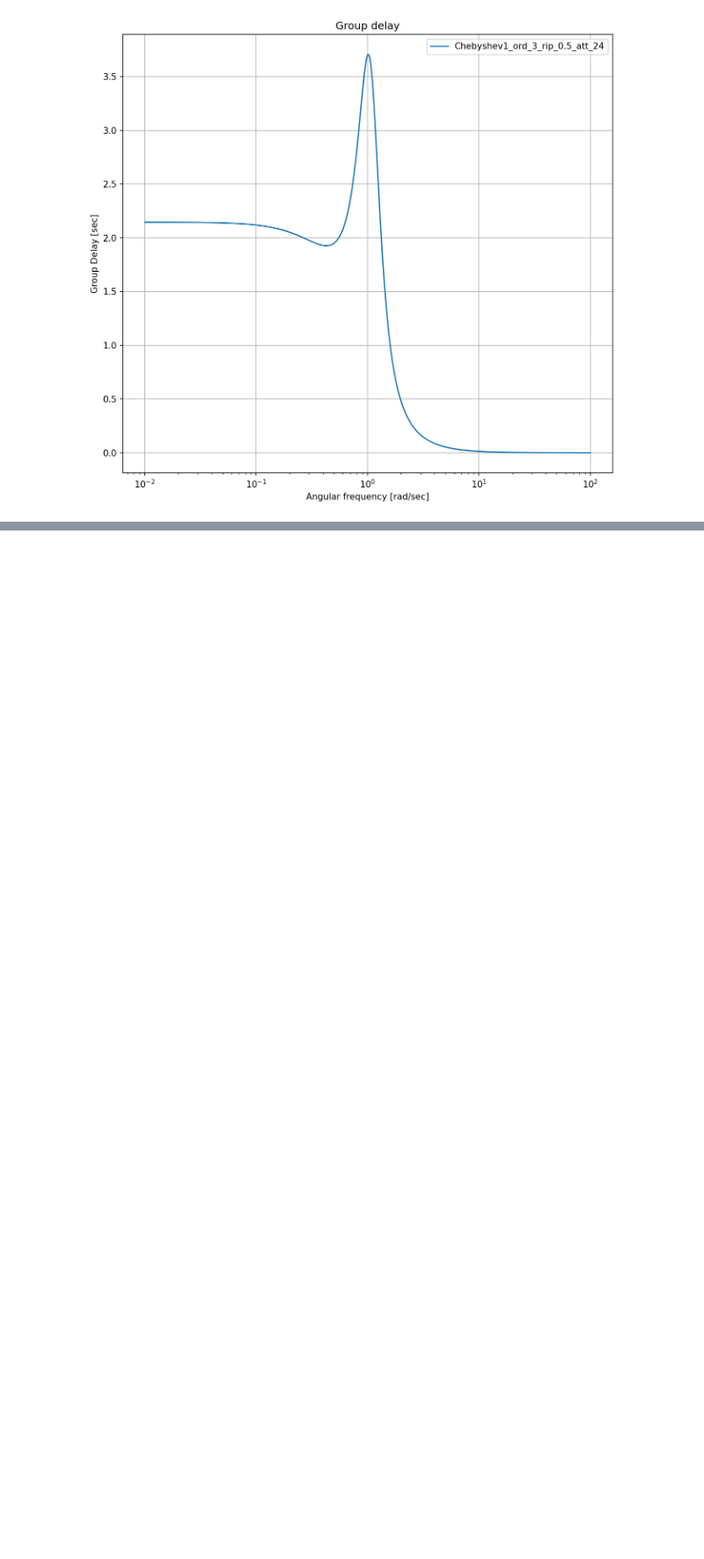
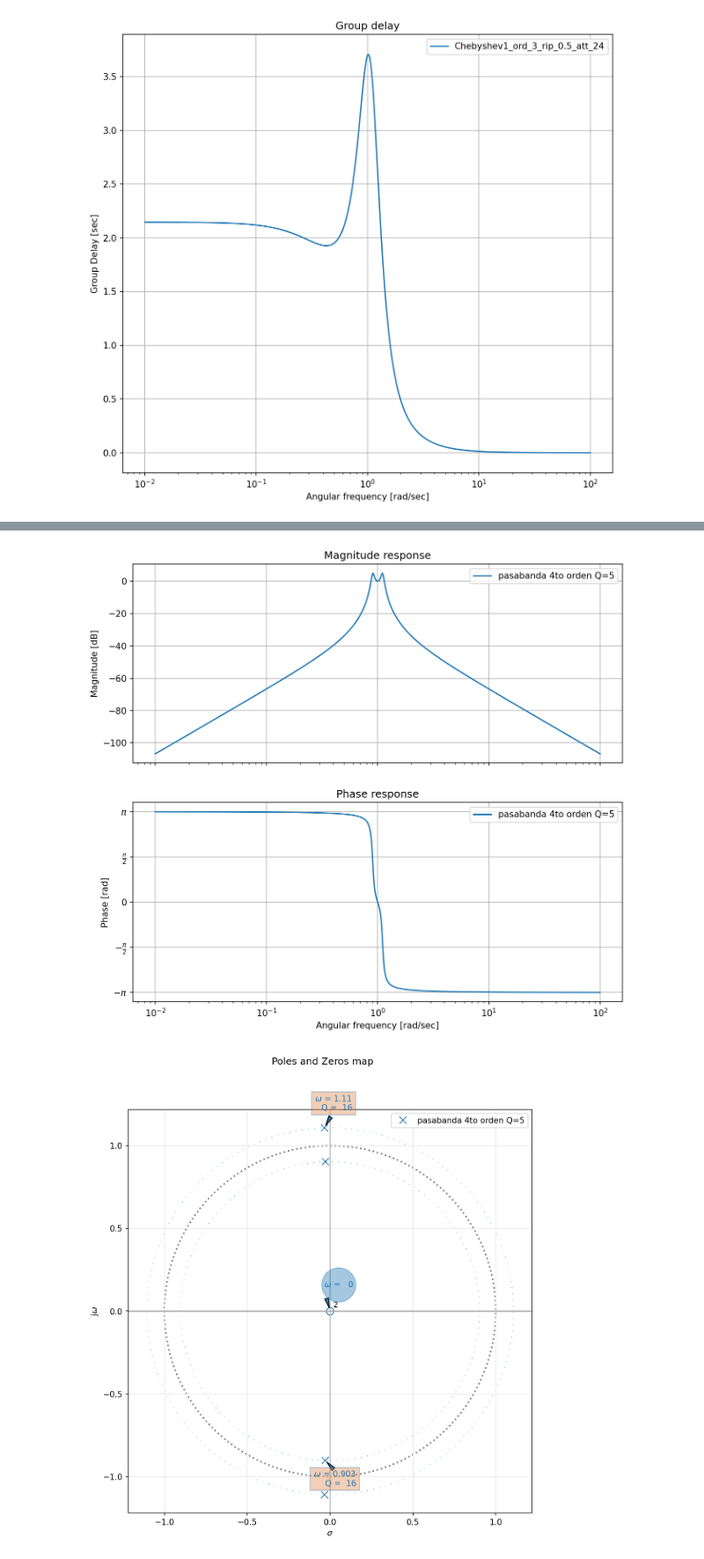
Before and after one commit to MCelada/TC2, a Jupyter notebook: Notebooks Jupyter/TS5.ipynb, the cells around one changed output, grey strips where cells are left out. Shown: that part at 88% size. Drawn from its saved outputs; the diff is of its cells as text; code cells hidden in the pictures; blank space fills up the shorter version.

```diff
--- a/Notebooks Jupyter/TS5.ipynb
+++ b/Notebooks Jupyter/TS5.ipynb
@@ -102,0 +154,35 @@ $\displaystyle   \frac{0.6264 }{s + 0.6265 } . \frac{1.143 }{s^2 + s \frac{1.069
+# %%
+# coeficientes de la transferencia de primer orden T1
+T2_num = np.array([1.143])
+T2_den = np.array([1, (1.069/1.706), 1.069**2])
+
+# Q de la transformación
+Q_bp = 5
+
+# núcleo LP-BP
+num_pbanda, den_pbanda = sig.lp2bp(T2_num, T2_den, bw = 1/Q_bp)
+
+display(Markdown('### Filtro pasabanda cuarto orden normalizado Q = 5' ))
+
+print_subtitle('Como lo muestra SciPy')
+
+print(num_pbanda)
+print(den_pbanda)
+
+print_subtitle('Como cociente de polinomios')
+
+# forma un poco más clara
+pretty_print_lti(num_pbanda, den_pbanda)
+
+# esta es la que va
+
+print_subtitle('Factorizado en SOS')
+
+sos_pbanda = tf2sos_analog(num_pbanda, den_pbanda)
+
+# la visualizamos de algunas formas, la tradicional
+pretty_print_SOS(sos_pbanda)
+
+print_subtitle('Factorizado y parametrizado')
+
+pretty_print_SOS(sos_pbanda, mode='omegayq')
@@ -102,0 +200,7 @@ $\displaystyle   \frac{0.6264 }{s + 0.6265 } . \frac{1.143 }{s^2 + s \frac{1.069
+# %%
+T1_bp =  sig.TransferFunction( num_pbanda, den_pbanda )
+
+analyze_sys(T1_bp, sys_name='pasabanda 4to orden Q={:d}'.format(Q_bp))
+# %% [output]
+[figure, added]
+[figure, added]
```
Also changed, not shown: parts of 6 cells of this notebook, 3 other files.
